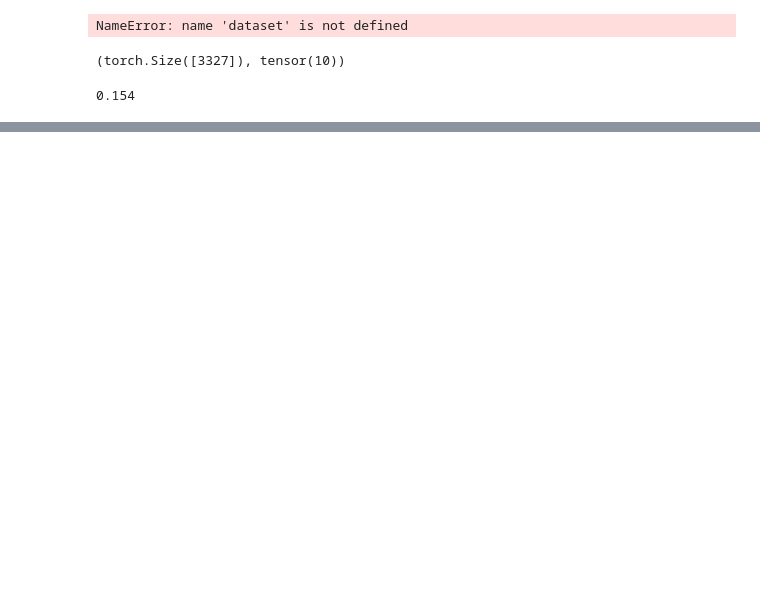
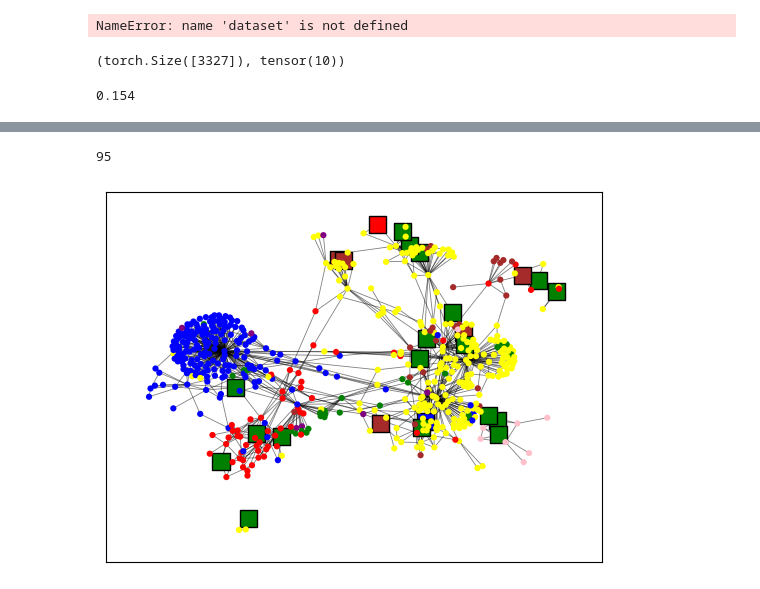
Before and after one commit to yashgupta-7/10708-project, a Jupyter notebook: src/gcnlpa.ipynb, the cells around one changed output, grey strips where cells are left out. Cells and saved outputs as stored; diff of their text form; code cells hidden in the pictures; blank space fills up the shorter version.

Commit message:
All analysis and plotting code

```diff
--- a/src/gcnlpa.ipynb
+++ b/src/gcnlpa.ipynb
@@ -192,0 +240,77 @@ sample_unlab_mask.shape, sample_unlab_mask.sum()
+# %%
+preds = model(data.x, data.edge_index).argmax(dim=1)
+# %%
+non_label_smooth_node_counts = 0
+total_nodes = 0
+non_label_smooth_nodes = []
+n = data.x.shape[0]
+adj = edgeindex2adj(data.edge_index, n)
+counts = torch.zeros((n, dataset.num_classes))
+for edge in data.edge_index.T:
+    counts[edge[0]][data.y[edge[1]]] +=1
+for i in range(n):
+    if data.val_mask[i]:
+        if preds[i]!=data.y[i]:
+            if counts[i][data.y[i]] == adj[i].sum() and adj[i].sum() > 1:
+                non_label_smooth_node_counts +=1
+                non_label_smooth_nodes.append(i)
+        total_nodes +=1
+# %%
+len(non_label_smooth_nodes)
+# %% [output]
+95
+# %%
+non_label_smooth_nodes = non_label_smooth_nodes[:25]
+# %%
+import networkx as nx
+import matplotlib.pyplot as plt
+
+G = nx.Graph()
+
+G.add_nodes_from(range(data.num_nodes))
+
+edge_index = data.edge_index.t().tolist()
+
+G.add_edges_from(edge_index)
+
+node_labels = []
+level_1_nodes = []
+for i in non_label_smooth_nodes:
+    for j in G.neighbors(i):
+        level_1_nodes.append(j)
+for i in level_1_nodes:
+    for j in G.neighbors(i):
+        node_labels.append(j)
+node_labels = list(set(node_labels + level_1_nodes + non_label_smooth_nodes))
+new_G = nx.Graph()
+new_G.add_nodes_from(node_labels)
+
+new_edge_index = []
+for i in node_labels:
+    for j in G.neighbors(i):
+        if j in node_labels:
+            new_edge_index.append([i,j])
+new_G.add_edges_from(new_edge_index)
+
+
+# Get node labels
+# node_labels = data.y.tolist()
+
+# Set node color by labels
+color_map = ["red", "green", "blue", "yellow", "brown", "purple", "pink", "orange", "grey"]
+node_color = [color_map[data.y[label]] if label not in non_label_smooth_nodes else color_map[preds[label]] for label in node_labels]
+node_sizes = [100 if label in non_label_smooth_nodes else 20 for label in node_labels]
+pos = nx.spring_layout(new_G, k=0.1)
+highlight_border_color = 'black'
+node_border_color = [highlight_border_color if label in non_label_smooth_nodes else 'none' for label in node_labels]
+node_border_width = [10 if label in non_label_smooth_nodes else 0 for label in node_labels]
+node_shapes = ['s' if label in non_label_smooth_nodes else 'o' for label in node_labels]
+# Draw graph with node color and smaller size
+# nx.draw(new_G, pos = pos, node_color=node_color, node_size=node_sizes, width=0.6, edgecolors = node_border_color, node_shape=node_shape, linewidths=node_border_width)
+nx.draw_networkx_nodes(new_G, pos=pos, nodelist=non_label_smooth_nodes, node_color = [color_map[preds[label]] for label in non_label_smooth_nodes], node_size=150, node_shape='s', linewidths=1, edgecolors='black')
+nx.draw_networkx_nodes(new_G, pos = pos, nodelist = [label for label in node_labels if label not in non_label_smooth_nodes], node_color=[color_map[data.y[label]] for label in node_labels if label not in non_label_smooth_nodes], node_size=20, node_shape='o', linewidths=0)
+nx.draw_networkx_edges(new_G, pos=pos, width=0.6, alpha=0.5)
+
+plt.show()
+# %% [output]
+[figure, added]
```
Also changed, not shown: parts of 67 cells of this notebook, 30 other files.
